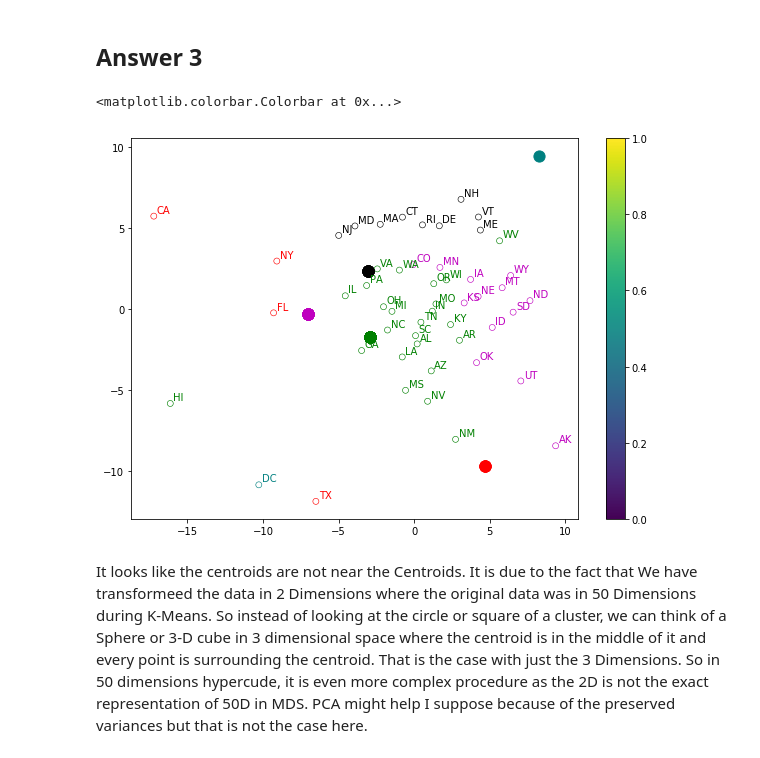
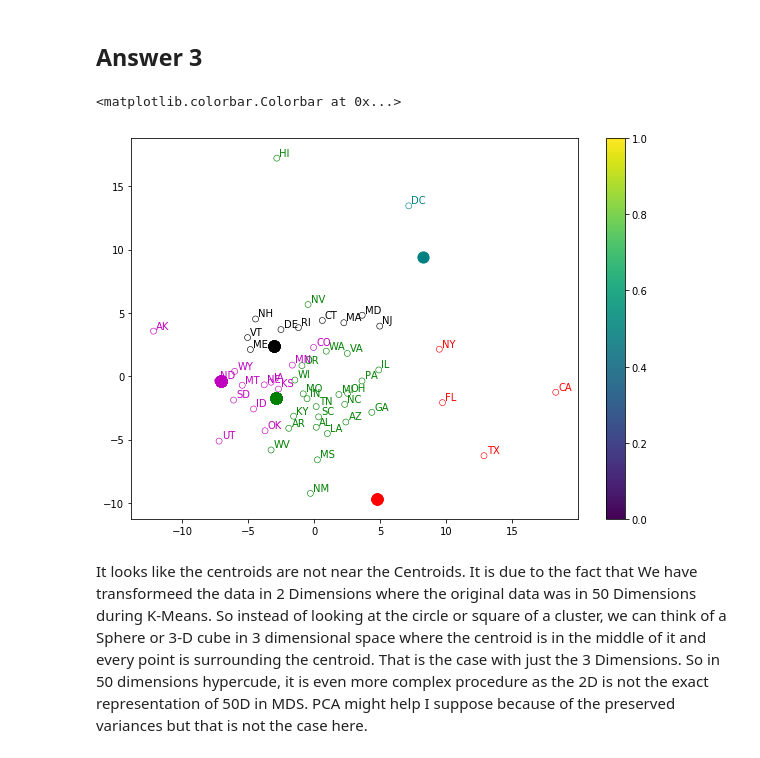
Before and after one commit to deshwalmahesh/Project-KMeans-MDS-Parallel-Coordinates, a Jupyter notebook: 5373488_1_homework07.ipynb, the cells around one changed output. Drawn from its saved outputs; the diff is of its cells as text; code cells hidden in the pictures.

```diff
--- a/5373488_1_homework07.ipynb
+++ b/5373488_1_homework07.ipynb
@@ -90,7 +90,7 @@ centroids = X[X['Abbrev'].isin(['CA','DC','LA','MT','NH'])].drop(['State','Abbre
 # these will act as the 5 centroids in order
 
 k_mean = KMeans(n_clusters=5,init=centroids,n_init=1,random_state=SEED).fit(X_input) # fit and Transform
-Answer1 = pd.DataFrame({'State':states['State'].values,'Label':k_mean.labels_}) # answer
+Answer1 = pd.DataFrame({'State':states['State'].values,'Cluster':k_mean.labels_}).sort_values(by='Cluster') # answer
 # %% [markdown]
 Each data point belongs to one of the  above five clusters ranging 0-4
 # %%
@@ -138,7 +138,7 @@ init_arr = X.loc[:,["Education.Bachelor's Degree or Higher",'Income.Per Capita I
 mds = MDS(n_components=2,random_state=SEED,n_init=1,
           eps=0,max_iter=1000,dissimilarity='euclidean')
 
-x_y = mds.fit_transform(X_input) # Euclidean is L-2
+x_y = mds.fit_transform(X_input,init=init_arr) # Euclidean is L-2
 # fit and transform to get the values
 
 Answer2 = pd.DataFrame(x_y,columns=['X','Y']) # create a new dataframe
@@ -185,35 +185,35 @@ In Answer3, return the 2D centroids as a DataFrame with columns 'X','Y', indexed
 merged = Answer2.merge(Answer1,on='State') # get the value of State
 merged = merged.merge(X[['Abbrev','State']],on=['State']) # get the value of Abbrev
 
 cmap = ['red','teal','green','m','black'] # set custom color method
 Answer3 = pd.DataFrame(mds.fit_transform(k_mean.cluster_centers_),columns=['X','Y'])# entroids AKA Answer
 
 
 # Plotting
 
 from pylab import rcParams
 rcParams['figure.figsize'] = (10,7) # set figure Size
 
 for i in range(merged.shape[0]):
     #add data points  to scatter plots
     x=merged['X'][i]
     y=merged['Y'][i]
     text = merged['Abbrev'][i]
-    label = merged['Label'][i]
+    label = merged['Cluster'][i]
     # get values
 
     scatter = plt.scatter(x=x,y=y,color=cmap[label],marker='o',label=label,linewidth=0.6,facecolor='none')
     # show cluster center of mean of points
     plt.text(x=x+0.2,y=y+0.2,s=merged['Abbrev'][i],color=cmap[label]) # use text
 
     plt.scatter(Answer3['X'][label],Answer3['Y'][label],marker='o',s=125,color=cmap[label])
 
 plt.colorbar(scatter)
 
     # plot centroids
 # %% [output]
 <matplotlib.colorbar.Colorbar at 0x...>
-[figure, old version]
+[figure, new version]
 # %% [markdown]
 It looks like the centroids are not near the Centroids. It is due to the fact that We have transformeed the data in 2 Dimensions where the original data was in 50 Dimensions during K-Means. So instead of looking at the circle or square of a cluster, we can think of a Sphere or 3-D cube in 3  dimensional space where the centroid is in  the middle of it and every point is surrounding the centroid. That is the case with just the 3 Dimensions. So in 50 dimensions hypercude, it is even more complex procedure as the 2D is not the exact representation of 50D in MDS. PCA might help I suppose because of the preserved variances but that is not the case here.
 # %%
```
Also changed, not shown: parts of 12 cells of this notebook.
